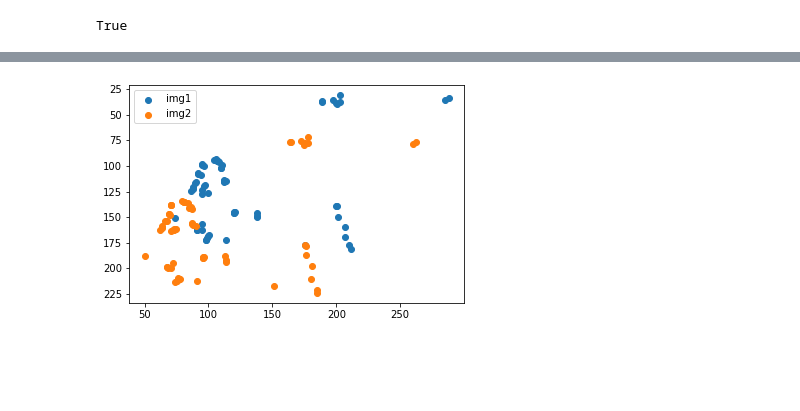
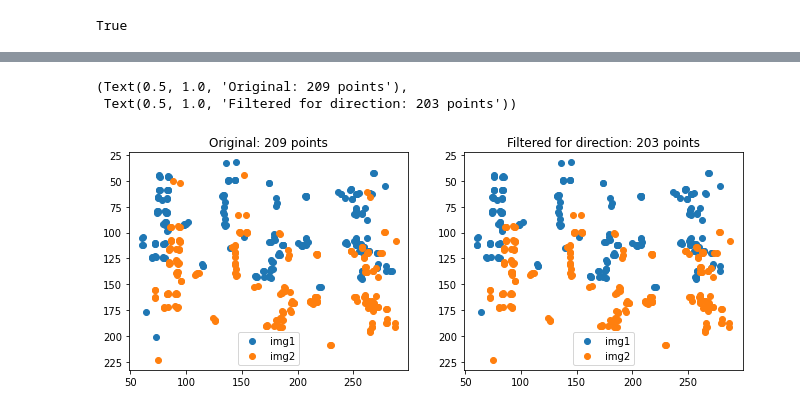
Before and after one commit to luke-scot/s4-thermal, a Jupyter notebook: summary.ipynb, the cells around one changed output, grey strips where cells are left out. Drawn from its saved outputs; the diff is of its cells as text; code cells hidden in the pictures; blank space fills up the shorter version.

```diff
--- a/summary.ipynb
+++ b/summary.ipynb
@@ -485,11 +476,11 @@ At this point I think the best bet may be a combination of the approaches. There
 # %%
 ## Visualise images to be stitched
-imageNums = [5,7]
+imageNums = [10,12]
 
 # Stitching properties
 feature_extractor = 'orb' # one of 'sift', 'surf', 'brisk', 'orb'
 feature_matching = 'bf'
-arrs = [hf.img_to_arr(merged.iloc[imageNums[0]]['imgPath'], xq=xq, yq=yq),hf.img_to_arr(merged.iloc[imageNums[1]]['imgPath'], xq=xq, yq=yq)]
+arrs = [hf.img_to_arr(idf.iloc[imageNums[0]]['imgPath'], xq=xq, yq=yq),hf.img_to_arr(idf.iloc[imageNums[1]]['imgPath'], xq=xq, yq=yq)]
 tempfiles = ['temp0.jpg','temp1.jpg']
 for i, val in enumerate(tempfiles): imageio.imwrite(val,np.dstack((arrs[i],arrs[i],arrs[i])))
 # Read images - Make sure that the train image is the image that will be transformed
@@ -544,9 +523,0 @@ plt.gca().invert_yaxis()
-# %%
-mam, mbm = ma[[ma[i,1]<mb[i,1] for i in range(len(ma))]], mb[[ma[i,1]<mb[i,1] for i in range(len(ma))]]
-#mam, mbm = ma[[ma[i,1]<mb[i,1] and ma[i,0]>mb[i,0] for i in range(len(ma))]], mb[[ma[i,1]<mb[i,1] and ma[i,0]>mb[i,0] for i in range(len(ma))]]
-plt.scatter(mam[:,0],mam[:,1],label='img1')
-plt.scatter(mbm[:,0],mbm[:,1],label='img2')
-plt.legend()
-plt.gca().invert_yaxis()
-# %% [output]
-[figure, removed]
@@ -586,0 +524,34 @@ plt.gca().invert_yaxis()
+# %%
+# Potential to improve by filtering out matches that are not in same direction of travel as drone
+ma = np.array([kpsA[j].pt for j in [i.queryIdx for i in matches]])
+mb = np.array([kpsB[j].pt for j in [i.trainIdx for i in matches]])
+
+# Filter by only matches in direction of travel
+xmov, ymov = idf.iloc[imageNums[1]]['xc']-idf.iloc[imageNums[0]]['xc'], idf.iloc[imageNums[1]]['yc']-idf.iloc[imageNums[0]]['yc']
+bothMov = 2
+if xmov < bothMov/2 and ymov < bothMov/2:
+    mam, mbm = ma, mb
+else:
+    if abs(xmov) > abs(ymov):
+        if xmov < 0:
+            mam, mbm = ma[[ma[i,0]<mb[i,0] for i in range(len(ma))]], mb[[ma[i,0]<mb[i,0] for i in range(len(ma))]]
+        else: mam, mbm = ma[[ma[i,0]>mb[i,0] for i in range(len(ma))]], mb[[ma[i,0]>mb[i,0] for i in range(len(ma))]]
+    else:
+        if ymov < 0:
+            mam, mbm = ma[[ma[i,1]<mb[i,1] for i in range(len(ma))]], mb[[ma[i,1]<mb[i,1] for i in range(len(ma))]]
+        else: mam, mbm = ma[[ma[i,1]>mb[i,1] for i in range(len(ma))]], mb[[ma[i,1]>mb[i,1] for i in range(len(ma))]]
+
+fig, axs = plt.subplots(1,2,figsize=[11,4])
+axs[0].scatter(ma[:,0],ma[:,1],label='img1')
+axs[0].scatter(mb[:,0],mb[:,1],label='img2')
+axs[0].invert_yaxis()
+axs[0].legend()
+axs[1].scatter(mam[:,0],mam[:,1],label='img1')
+axs[1].scatter(mbm[:,0],mbm[:,1],label='img2')
+axs[1].legend()
+axs[1].invert_yaxis()
+axs[0].set_title('Original: {} points'.format(str(len(ma)))), axs[1].set_title('Filtered for direction: {} points'.format(str(len(mam))))
+# %% [output]
+(Text(0.5, 1.0, 'Original: 209 points'),
+ Text(0.5, 1.0, 'Filtered for direction: 203 points'))
+[figure, added]
```
Also changed, not shown: parts of 16 cells of this notebook.
